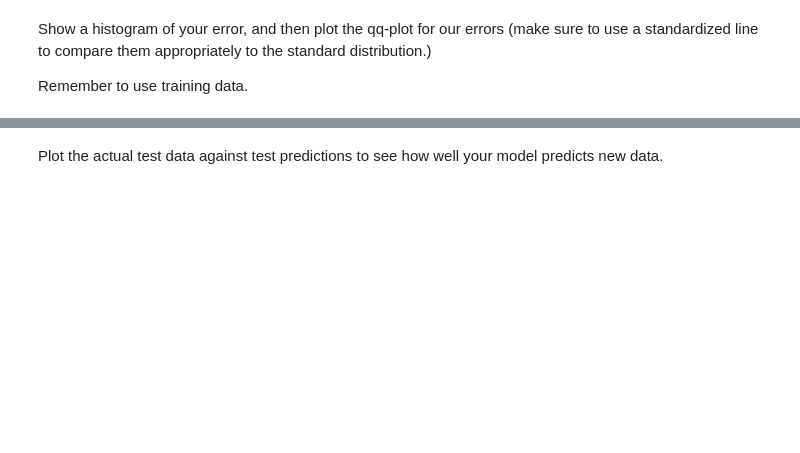
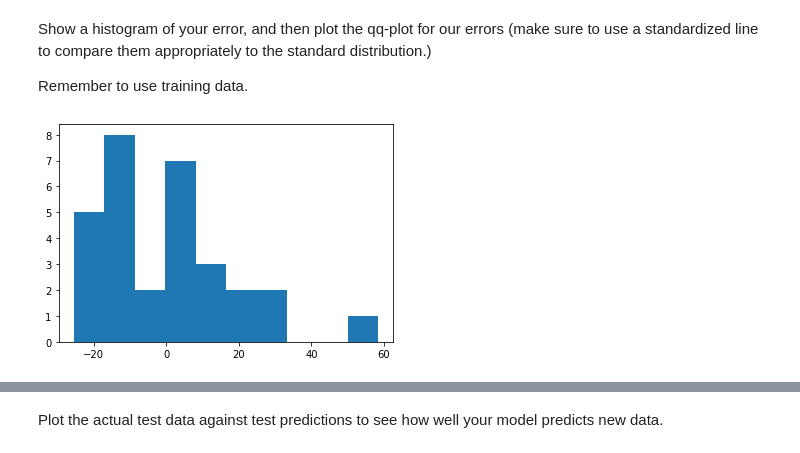
Before and after one commit to jhl126/Thinkful_work, a Jupyter notebook: Thinkful/8-31-20pair_work/Day 26 Lecture 2 Assignment.ipynb, the cells around one changed output, grey strips where cells are left out. Cells and saved outputs as stored; diff of their text form; code cells hidden in the pictures; blank space fills up the shorter version.

```diff
--- a/Thinkful/8-31-20pair_work/Day 26 Lecture 2 Assignment.ipynb
+++ b/Thinkful/8-31-20pair_work/Day 26 Lecture 2 Assignment.ipynb
@@ -81,3 +160,7 @@ Show a histogram of your error, and then plot the qq-plot for our errors (make s
 Remember to use training data.
 # %%
 # answer below:
+plt.hist(error)
+plt.show()
+# %% [output]
+[figure, added]
```
Also changed, not shown: parts of 14 cells of this notebook.
